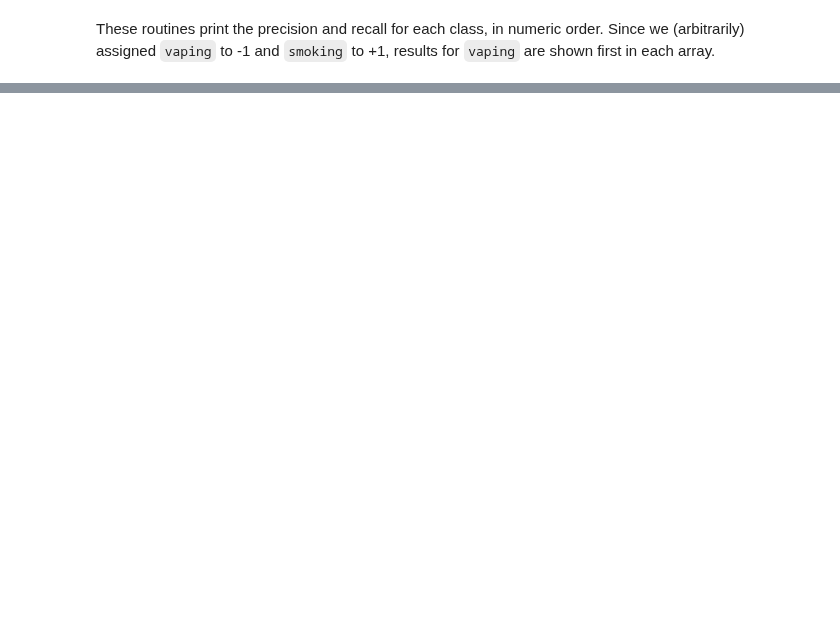
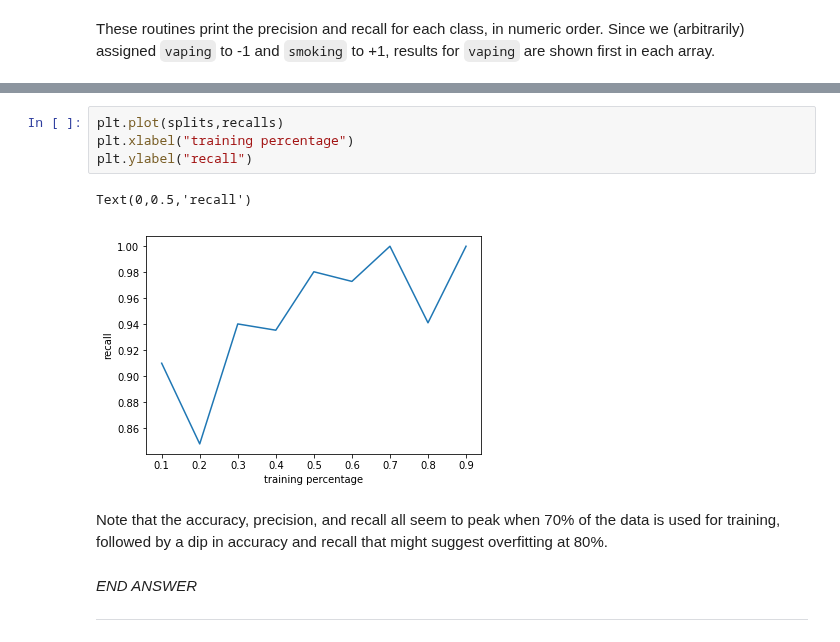
Before and after one commit to dbmi-pitt/SocialMediaDataScience, a Jupyter notebook: SocialMedia - Part 4.ipynb, the cells around one changed output, grey strips where cells are left out. Cells and saved outputs as stored; diff of their text form; blank space fills up the shorter version.

```diff
--- a/SocialMedia - Part 4.ipynb
+++ b/SocialMedia - Part 4.ipynb
@@ -948,0 +1050,13 @@ These routines print the precision and recall for each class, in numeric order.
+# %%
+plt.plot(splits,recalls)
+plt.xlabel("training percentage")
+plt.ylabel("recall")
+# %% [output]
+Text(0,0.5,'recall')
+[figure, added]
+# %% [markdown]
+Note that the accuracy, precision, and recall all seem to peak when 70% of the data is used for training, followed by a dip in accuracy and recall that might suggest overfitting at 80%.
+# %% [markdown]
+*END ANSWER*
+
+---
```
Also changed, not shown: parts of 24 cells of this notebook, 1 other file.
